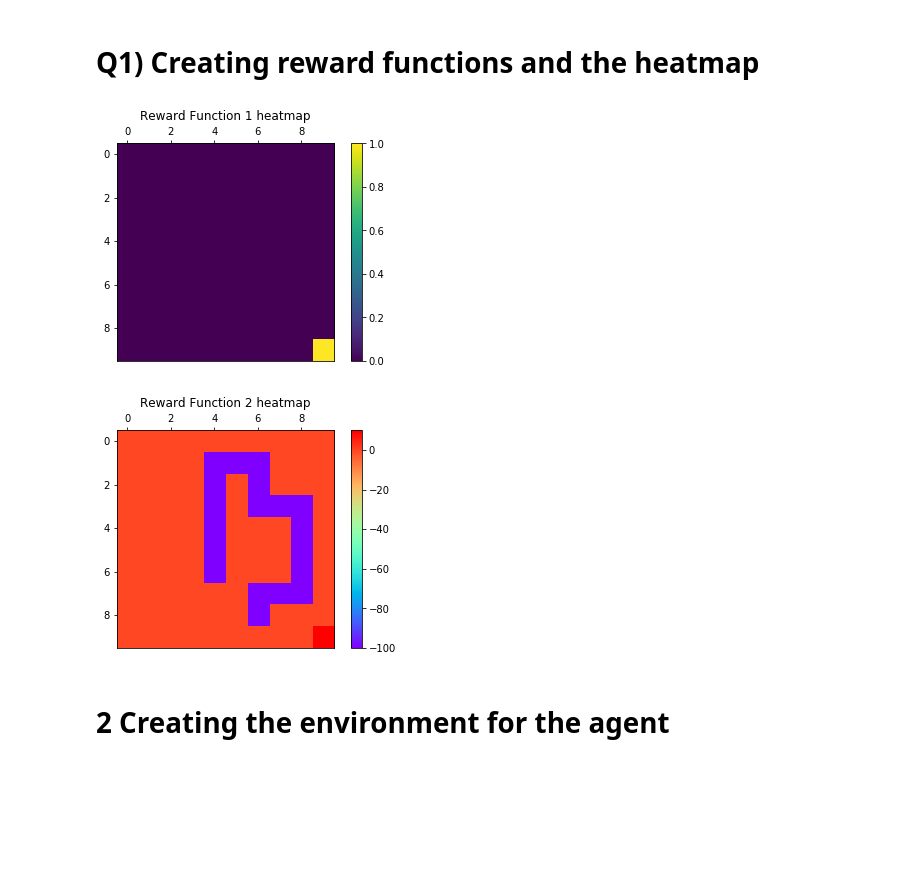
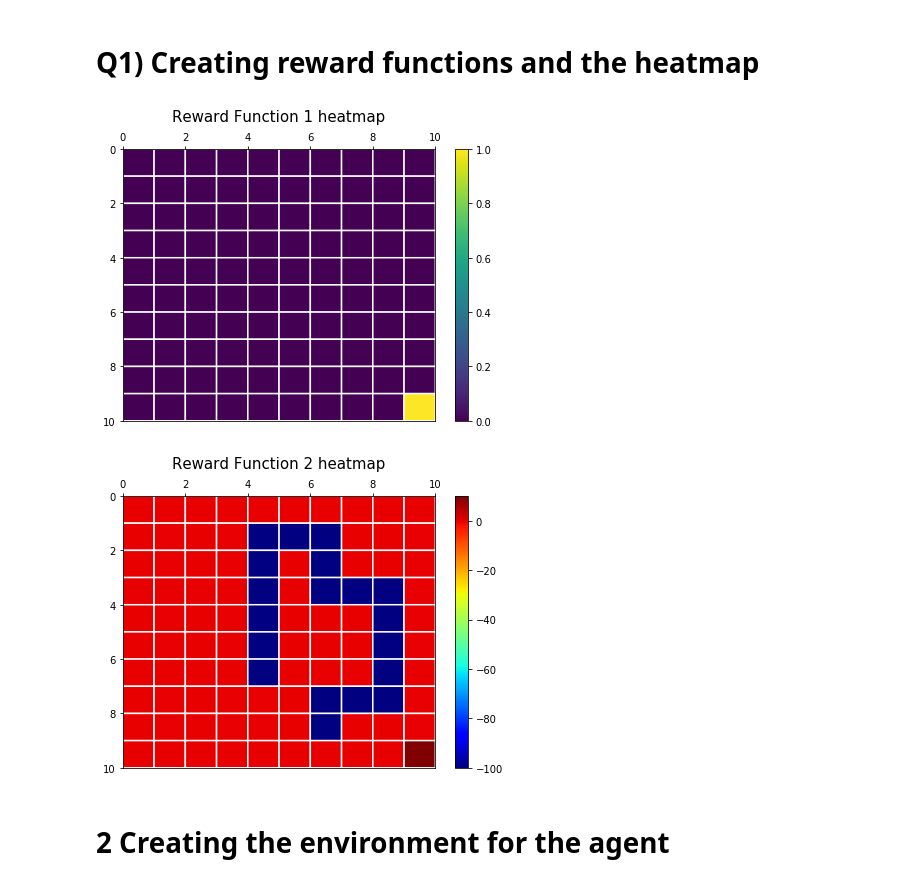
Before and after one commit to ayushdg/Reinforcement-Learning, a Jupyter notebook: Reinforcement Learning (Ayush).ipynb, the cells around one changed output. Drawn from its saved outputs; the diff is of its cells as text; code cells hidden in the pictures; blank space fills up the shorter version.

Commit message:
Updated Plots

```diff
--- a/Reinforcement Learning (Ayush).ipynb
+++ b/Reinforcement Learning (Ayush).ipynb
@@ -23,23 +23,27 @@ reward_function_2[7,7] = -100.0
 reward_function_2[3:8,8] = -100.0
 reward_function_2[9,9] = 10.0
 # %%
-plt.imshow(reward_function_1)
+plt.figure(figsize=(7,5))
+plt.pcolor(reward_function_1, linewidth = 1.5, edgecolor = 'w')
 ax = plt.gca()
+ax.invert_yaxis()
 plt.colorbar()
-plt.title('Reward Function 1 heatmap', y = 1.08)
+plt.title('Reward Function 1 heatmap', y = 1.08, size = 15)
 ax.xaxis.tick_top()
 ax.xaxis.set_label_position('top')
 # %% [output]
-[figure, old version]
+[figure, new version]
 # %%
-plt.imshow(reward_function_2, cmap = plt.cm.rainbow)
+plt.figure(figsize=(7,5))
+plt.pcolor(reward_function_2, cmap = 'jet', edgecolor = 'w', linewidth = 1.5)
 ax = plt.gca()
+ax.invert_yaxis()
 plt.colorbar()
-plt.title('Reward Function 2 heatmap', y = 1.08)
+plt.title('Reward Function 2 heatmap', y = 1.08, size = 15)
 ax.xaxis.tick_top()
 ax.xaxis.set_label_position('top')
 # %% [output]
-[figure, old version]
+[figure, new version]
 # %% [markdown]
 # 2 Creating the environment for the agent
 # %%
```
Also changed, not shown: parts of 5 cells of this notebook.
